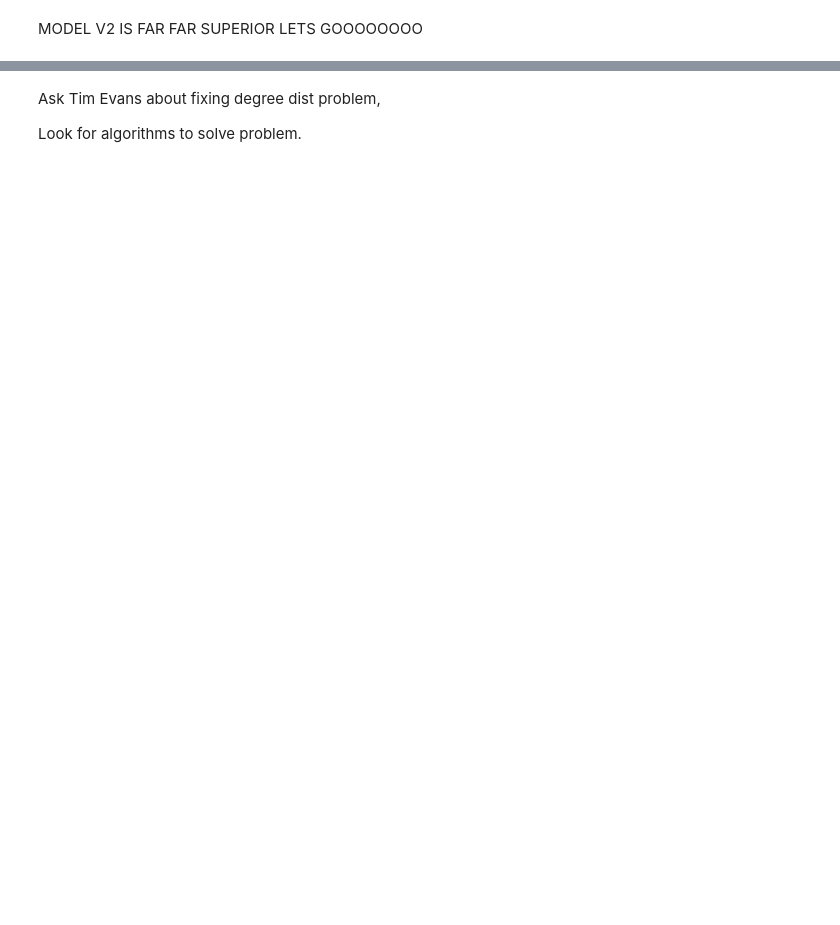
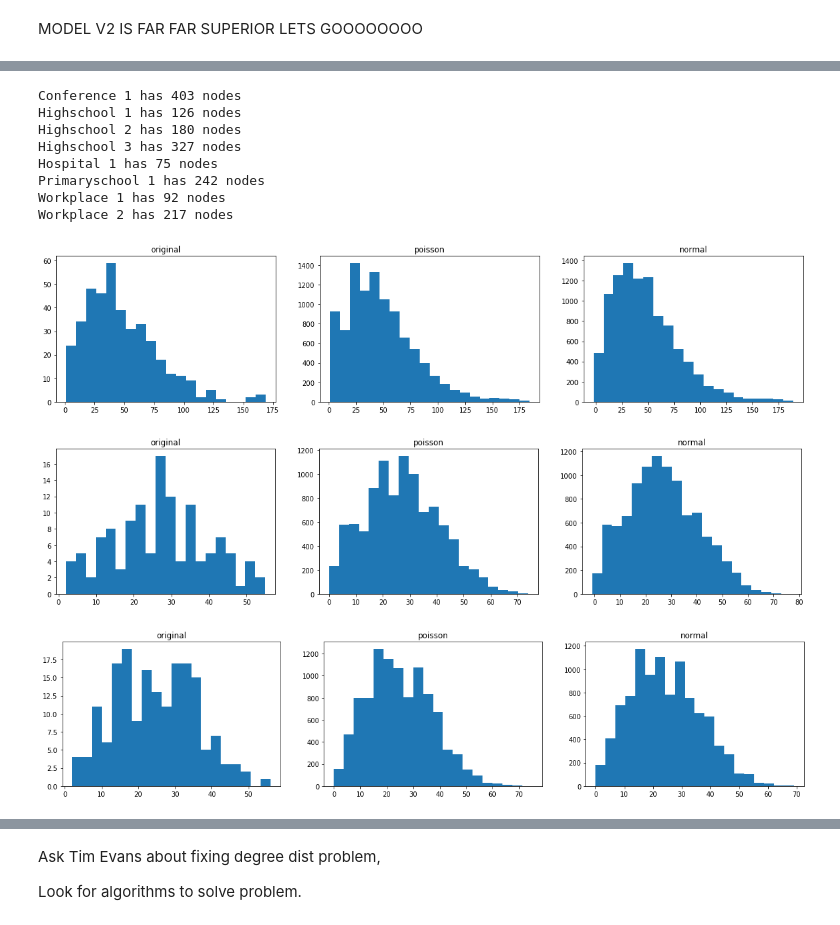
Before and after one commit to Dellapino/MSci-Project, a Jupyter notebook: testing notebook import.ipynb, the cells around one changed output, grey strips where cells are left out. Drawn from its saved outputs; the diff is of its cells as text; code cells hidden in the pictures; blank space fills up the shorter version.

Commit message:
fitting to weights forreal

```diff
--- a/testing notebook import.ipynb
+++ b/testing notebook import.ipynb
@@ -288,0 +283,80 @@ MODEL V2 IS FAR FAR SUPERIOR LETS GOOOOOOOO
+# %%
+# Quickly prototyping if poisson is a good fit for data
+# conclusion: it is not
+
+for i in range(len(dataset_paths)):
+    path = dataset_paths[i]
+    n = nm.build_network(path)
+    dd = nm.degree_dist(n)
+    dd_avg, dd_std = nm.degree_dist_stats(dd)
+    #print(dataset_names[i])
+    plt.figure()
+    vals, edges, _ = plt.hist(dd)
+    #print(edges)
+    #print(vals)
+    plt.figure()
+    poisson_test = np.random.poisson(dd_avg, 1000)
+    plt.hist(poisson_test)
+# %%
+def scale_degree_dist_poisson(freqs, edges, length):
+    midpoints = edges[:-1] + np.diff(edges)/2
+    scale = length / sum(freqs)
+    degrees = []
+    for i in range(len(freqs)):
+        poisson = np.random.poisson(midpoints[i], int(freqs[i] * scale))
+        for p in poisson:
+            degrees.append(int(p))
+    return degrees
+
+
+def scale_degree_dist_normal(freqs, edges, length):
+    midpoints = edges[:-1] + np.diff(edges)/2
+    scale = length / sum(freqs)
+    degrees = []
+    for i in range(len(freqs)):
+        normal = np.random.normal(midpoints[i], np.sqrt(midpoints[i]), int(freqs[i] * scale))
+        for n in normal:
+            degrees.append(int(n))
+    return degrees
+
+
+for i in range(len(dataset_paths)):
+    path = dataset_paths[i]
+    n = nm.build_network(path)
+    dd = nm.degree_dist(n)
+    print(dataset_names[i] + ' has ' + str(len(dd)) + ' nodes')
+    #dd_avg, dd_std = nm.degree_dist_stats(dd)
+
+    vals, edges = np.histogram(dd)
+
+    figure, axis = plt.subplots(1, 3)
+    figure.set_figwidth(20)
+    axis[0].hist(dd, bins = 20)
+    axis[0].set_title('original')
+
+    poisson_dist = scale_degree_dist_poisson(vals, edges, 10000)
+    axis[1].hist(poisson_dist, bins = 20)
+    axis[1].set_title('poisson')
+
+    normal_dist = scale_degree_dist_normal(vals, edges, 10000)
+    axis[2].hist(normal_dist, bins = 20)
+    axis[2].set_title('normal')
+
+
+#07943
+
+# Conclusion: looks like normal works better!
+
+# Need to make weighting for this also!!
+# %% [output]
+Conference 1 has 403 nodes
+Highschool 1 has 126 nodes
+Highschool 2 has 180 nodes
+Highschool 3 has 327 nodes
+Hospital 1 has 75 nodes
+Primaryschool 1 has 242 nodes
+Workplace 1 has 92 nodes
+Workplace 2 has 217 nodes
+[figure, added]
+[figure, added]
+[figure, added]
```
Also changed, not shown: parts of 32 cells of this notebook.
